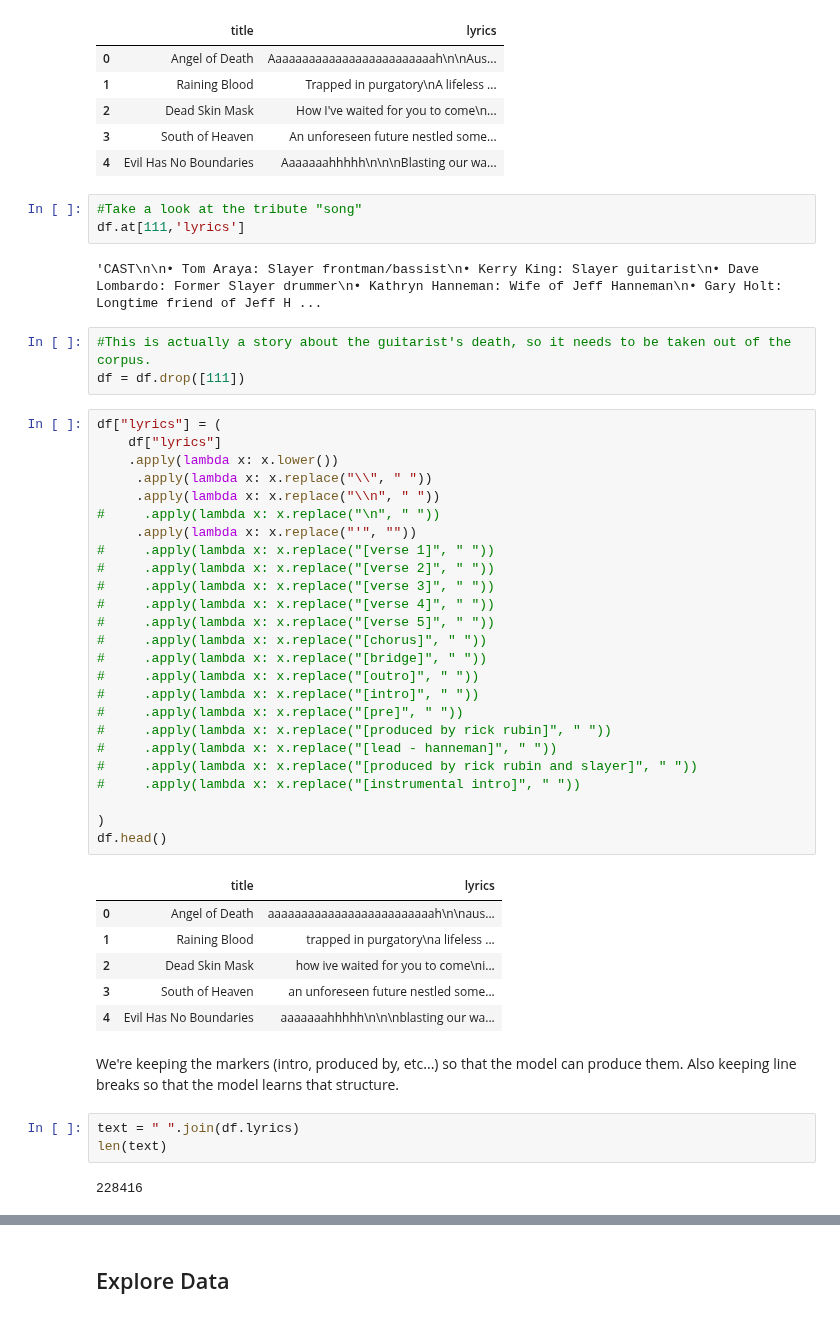
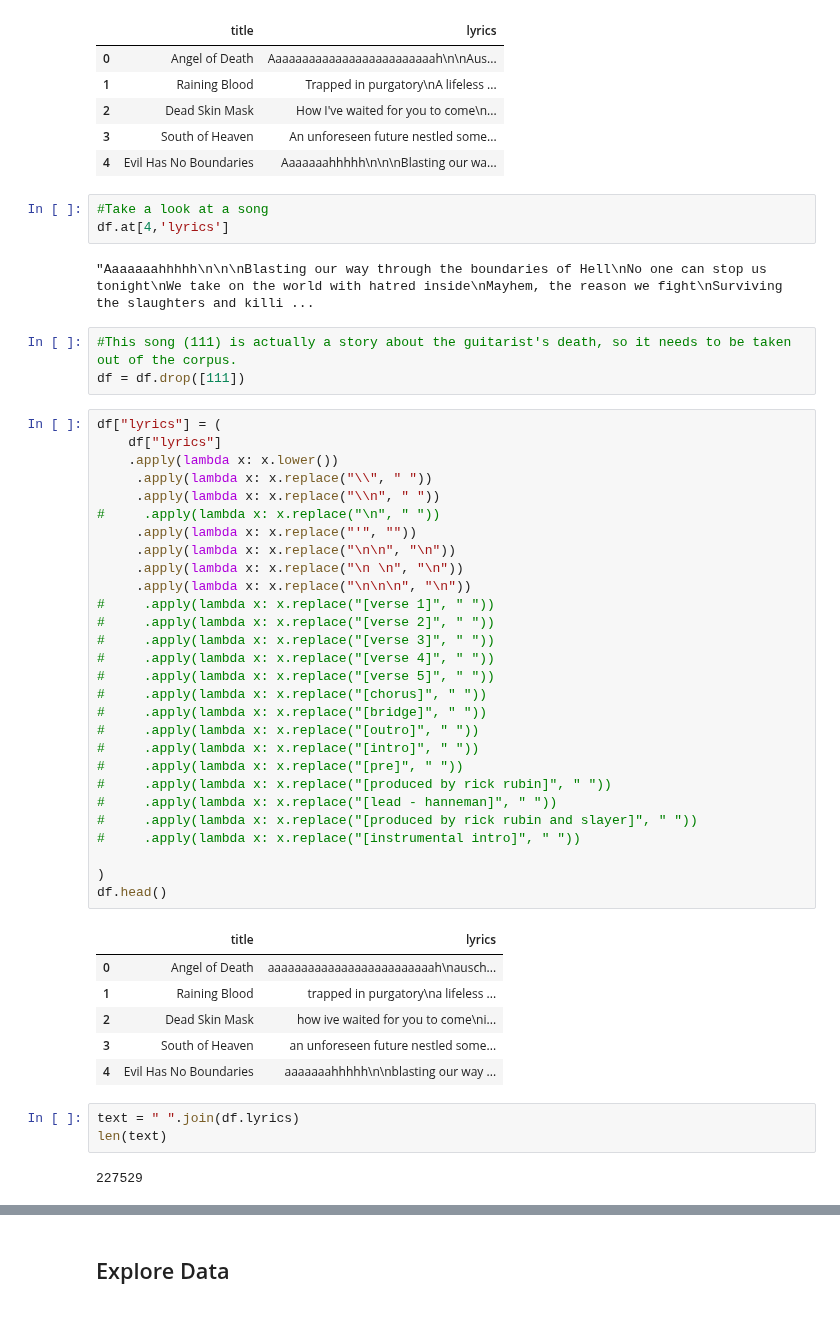
Before and after one commit to stasianik/music-machine, a Jupyter notebook: mashup_machine/Get_lyrics.ipynb, the cells around one changed output, grey strips where cells are left out. Drawn from its saved outputs; the diff is of its cells as text.

```diff
--- a/mashup_machine/Get_lyrics.ipynb
+++ b/mashup_machine/Get_lyrics.ipynb
@@ -62,50 +62,51 @@ df.head()
 | 3 | South of Heaven | An unforeseen future nestled some... |
 | 4 | Evil Has No Boundaries | Aaaaaaahhhhh\n\n\nBlasting our wa... |
 # %%
-#Take a look at the tribute "song"
-df.at[111,'lyrics']
+#Take a look at a song
+df.at[4,'lyrics']
 # %% [output]
-'CAST\n\n• Tom Araya: Slayer frontman/bassist\n• Kerry King: Slayer guitarist\n• Dave Lombardo: Former Slayer drummer\n• Kathryn Hanneman: Wife of Jeff Hanneman\n• Gary Holt: Longtime friend of Jeff H ...
+"Aaaaaaahhhhh\n\n\nBlasting our way through the boundaries of Hell\nNo one can stop us tonight\nWe take on the world with hatred inside\nMayhem, the reason we fight\nSurviving the slaughters and killi ...
 # %%
-#This is actually a story about the guitarist's death, so it needs to be taken out of the corpus.
+#This song (111) is actually a story about the guitarist's death, so it needs to be taken out of the corpus.
 df = df.drop([111])
 # %%
 df["lyrics"] = (
     df["lyrics"]
     .apply(lambda x: x.lower())
      .apply(lambda x: x.replace("\\", " "))
      .apply(lambda x: x.replace("\\n", " "))
 #     .apply(lambda x: x.replace("\n", " "))
      .apply(lambda x: x.replace("'", ""))
+     .apply(lambda x: x.replace("\n\n", "\n"))
+     .apply(lambda x: x.replace("\n \n", "\n"))
+     .apply(lambda x: x.replace("\n\n\n", "\n"))
 #     .apply(lambda x: x.replace("[verse 1]", " "))
 #     .apply(lambda x: x.replace("[verse 2]", " "))
 #     .apply(lambda x: x.replace("[verse 3]", " "))
 #     .apply(lambda x: x.replace("[verse 4]", " "))
 #     .apply(lambda x: x.replace("[verse 5]", " "))
 #     .apply(lambda x: x.replace("[chorus]", " "))
 #     .apply(lambda x: x.replace("[bridge]", " "))
 #     .apply(lambda x: x.replace("[outro]", " "))
 #     .apply(lambda x: x.replace("[intro]", " "))
 #     .apply(lambda x: x.replace("[pre]", " "))
 #     .apply(lambda x: x.replace("[produced by rick rubin]", " "))
 #     .apply(lambda x: x.replace("[lead - hanneman]", " "))
 #     .apply(lambda x: x.replace("[produced by rick rubin and slayer]", " "))
 #     .apply(lambda x: x.replace("[instrumental intro]", " "))
 
 )
 df.head()
 # %% [output]
 |  | title | lyrics |
-| 0 | Angel of Death | aaaaaaaaaaaaaaaaaaaaaaaaah\n\naus... |
+| 0 | Angel of Death | aaaaaaaaaaaaaaaaaaaaaaaaah\nausch... |
 | 1 | Raining Blood | trapped in purgatory\na lifeless ... |
 | 2 | Dead Skin Mask | how ive waited for you to come\ni... |
 | 3 | South of Heaven | an unforeseen future nestled some... |
-| 4 | Evil Has No Boundaries | aaaaaaahhhhh\n\n\nblasting our wa... |
+| 4 | Evil Has No Boundaries | aaaaaaahhhhh\n\nblasting our way ... |
-# %% [markdown]
-We're keeping the markers (intro, produced by, etc...) so that the model can produce them. Also keeping line breaks so that the model learns that structure.
 # %%
 text = " ".join(df.lyrics)
 len(text)
 # %% [output]
-228416
+227529
 # %%
```
Also changed, not shown: parts of 1 cell of this notebook, 6 other files.
